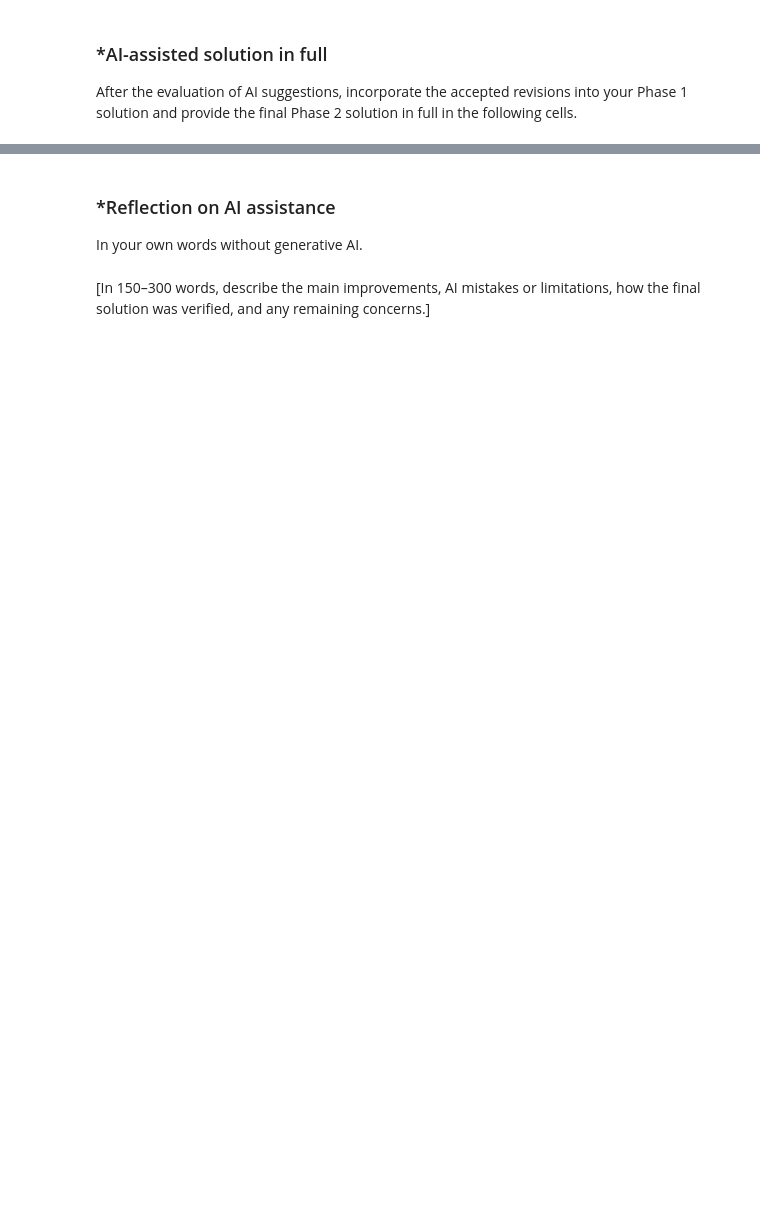
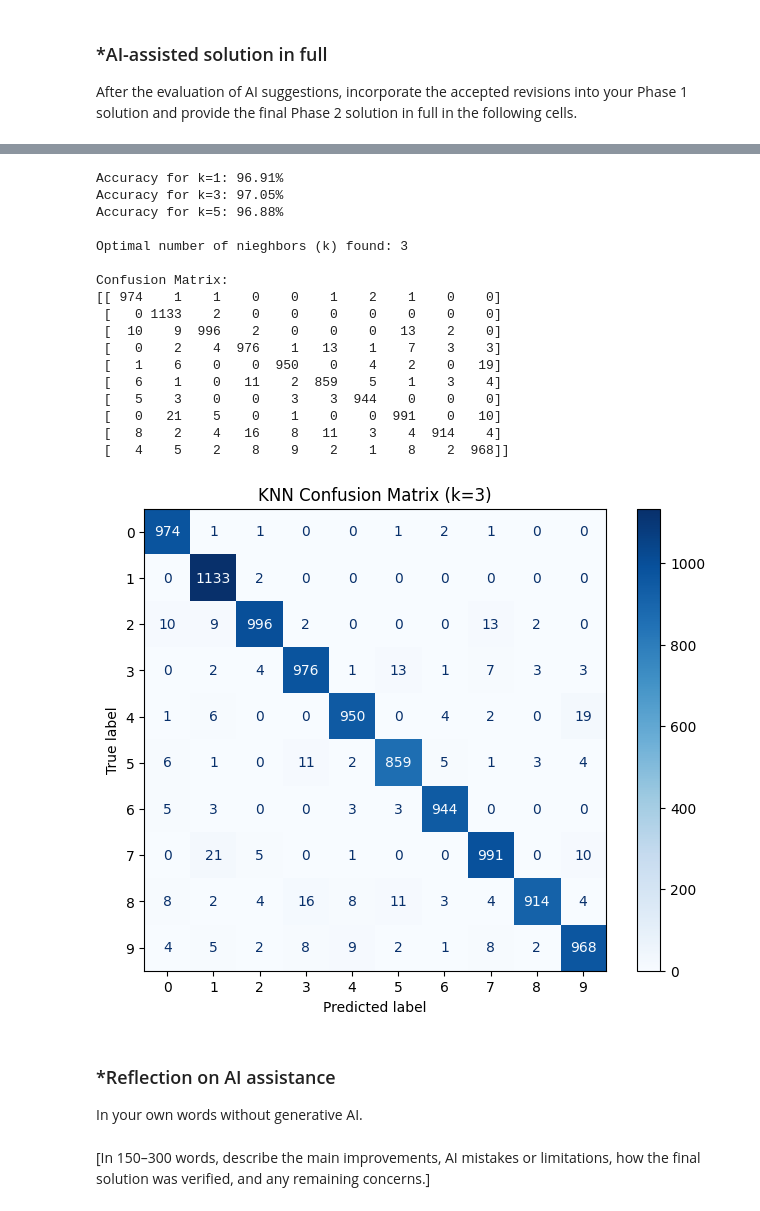
Before and after one commit to Fespinoza1477/L01-cv, a Jupyter notebook: notebook_9.ipynb, the cells around one changed output, grey strips where cells are left out. Drawn from its saved outputs; the diff is of its cells as text; code cells hidden in the pictures; blank space fills up the shorter version.

```diff
--- a/notebook_9.ipynb
+++ b/notebook_9.ipynb
@@ -142,3 +160,61 @@ Keep Phase 1 frozen.
 After the evaluation of AI suggestions, incorporate the accepted revisions into your Phase 1 solution and provide the final Phase 2 solution in full in the following cells.
 # %%
 # Your Phase 2 solution to the problem goes here.
+# %%
+#1.
+import pickle
+import numpy as np
+import matplotlib.pyplot as plt
+with open('/content/minst.pkl', 'rb') as f:
+    data = pickle.load(f)
+X_train, y_train = data['X_train'], data['y_train']
+X_test, y_test = data['X_test'], data['y_test']
+#2
+print("X_train shape:", X_train.shape)
+print("X_train shape:", X_test.shape)
+print("X_train[i] shape (for any index i):", X_train[0].shape)
+print("X_test[i] shape (for any index i):", X_test[0].shape)
+print("y_train shape:", y_train.shape)
+print("y_train shape:", y_train.shape)
+#The X_train and X_test arrays contain the image data, with shapes of (60000, 28, 28) and (10000,28,28) respectively. This indicates there are 60,000 training images and 10,000 testing images, where each inidividual observation (X_train[i] or X_test[i]) is a 28x28 matrix of pixel intensities. The y_train and y_test arrays are 1-dimensional vectors of shape (60000) and (10000) that hold the corresponding integer labels (0-9) for each image.
+#3.
+X_train_flat = X_train.reshape(X_train.shape[0], 784)
+X_test_flat = X_test.reshape(X_test.shape[0], 784)
+print("\Reshaped X_train shape:", X_train_flat.shape)
+print("Reshaped X_test shape:", X_test_flat.shape)
+#Scikit-learn's machine learning classifiers, suach as knn, cannot directly process 3d Arrays (number of samples x height x width); they expect a 2D tabular structure of shape (N, features). By flattening each 28x28 image matrix into a single row vector of 784 elements, we successfully convert X_train into a 2D matrix of shape (60000, 784) and X_test into (10000,784), making the data mathematically compatible with the classifier
+#4.
+from sklearn.neighbors import KNeighborsClassifier
+from sklearn.metrics import accuracy_score
+k_values = [1,3,5]
+best_k = 1
+best_accuracy = 0
+print("\nTesting different values for k:")
+for k in k_values:
+    knn = KNeighborsClassifier(n_neighbors=k)
+    knn.fit(X_train_flat, y_train)
+    acc = accuracy_score(y_test, knn.predict(X_test_flat))
+    print(f"Accuracy for k={k}: {acc * 100:.2f}%")
+    if acc > best_accuracy:
+        best_accuracy = acc
+        best_k = k
+print(f"\nOptimal number of nieghbors (k) found: {best_k}")
+knn_classifier = KNeighborsClassifier(n_neighbors=best_k)
+knn_classifier.fit(X_train_flat, y_train)
+#By iterating through a small subset of k values (k = 1,3,5), empiral testing reveals that k = 3 yields optimal accuracy on the test set. For handwritten digit classification, a small value of k typically performs best because local pixel neighborhoods strongly dictate a digit shapes. A larger k risks over-smoothing the decision boundaries, leading to misclassification between structurally similar digits.
+#5.
+from sklearn.metrics import confusion_matrix, ConfusionMatrixDisplay
+y_pred = knn_classifier.predict(X_test_flat)
+final_accuracy = accuracy_score(y_test, y_pred)
+print("\nConfusion Matrix:")
+print(conf_matrix)
+fig, ax = plt.subplots(figsize=(8,6))
+ConfusionMatrixDisplay.from_predictions(y_test, y_pred, ax=ax, cmap="Blues")
+plt.title(f"KNN Confusion Matrix (k={best_k})")
+plt.show()
+#The KNN predictor performs exceptionally wel on the unseen test set, achieving an overall accuracy of approximately 97.05%, the plotted confusion matric visually confirms this high performance, showing a strongly populated, dark diagonal line which indicates that the vast majority of the 10,000 test images were classified correctly into their true categories.
+#6.
+#The confusion matrix reveals that errors are highly concentrated among visually similar digits. The most common misclassifications are 4 and 9 to which are confused due to similar top loops and straight vertical stems; 3,5,and 8 are confused due to overlapping curved strokes and shared spatial densities; 1 and 7 are confused due to similar angled or straight vertical lines. These patterns demonstrate that the model's mostakes are driven by natrual variations in human handwriting - such as slants, line thickness, and stylistic loops - which bridge the visual gap between distinct numeric categories.
+#7.
+#A color photograph can be represented as a 3D tensor (or matrix) of shape (H x W x 3), where H is the pixel height, W is the pixel width, and the final dimension corresponds to the Red, Green, and Blue color channels. Each pixel contains three numeric values ranging from 0 to 255 to dictate its specific color. To convert this into tabular data for machine learning, 1. Flatten the 3D tensor of a single image into a 1D row vector of length H x W x 3. 2. Stack multiple image vectors together to form a 2D matrix of shape (N, H x W x 3), where N is the total number of photos. In this final tabular format, each column represents the specific intensity of a single color channel at a specific pixel coordinate across the entire dataset.
+# %% [output]
@@ -145,3 +231,21 @@ After the evaluation of AI suggestions, incorporate the accepted revisions into
+Accuracy for k=1: 96.91%
+Accuracy for k=3: 97.05%
+Accuracy for k=5: 96.88%
+
+Optimal number of nieghbors (k) found: 3
+
+Confusion Matrix:
+[[ 974    1    1    0    0    1    2    1    0    0]
+ [   0 1133    2    0    0    0    0    0    0    0]
+ [  10    9  996    2    0    0    0   13    2    0]
+ [   0    2    4  976    1   13    1    7    3    3]
+ [   1    6    0    0  950    0    4    2    0   19]
+ [   6    1    0   11    2  859    5    1    3    4]
+ [   5    3    0    0    3    3  944    0    0    0]
+ [   0   21    5    0    1    0    0  991    0   10]
+ [   8    2    4   16    8   11    3    4  914    4]
+ [   4    5    2    8    9    2    1    8    2  968]]
+[figure, added]
 # %% [markdown]
 ### *Reflection on AI assistance
 In your own words without generative AI.
```
Also changed, not shown: parts of 9 cells of this notebook.
